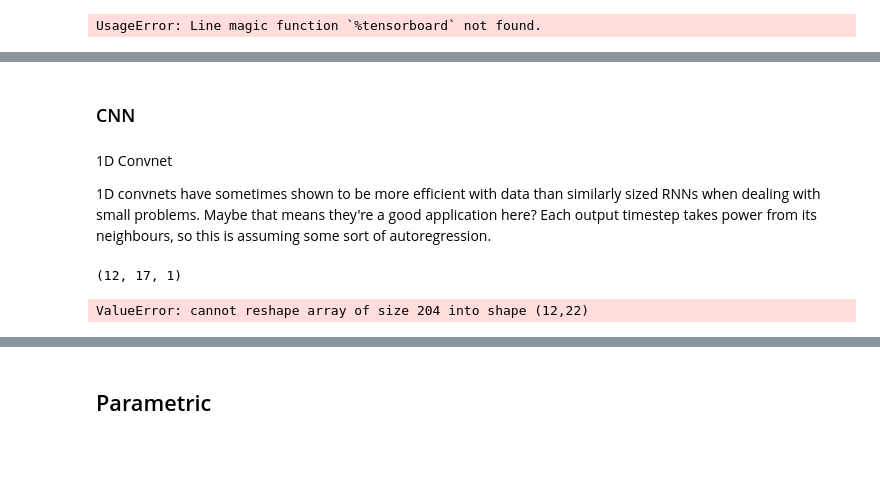
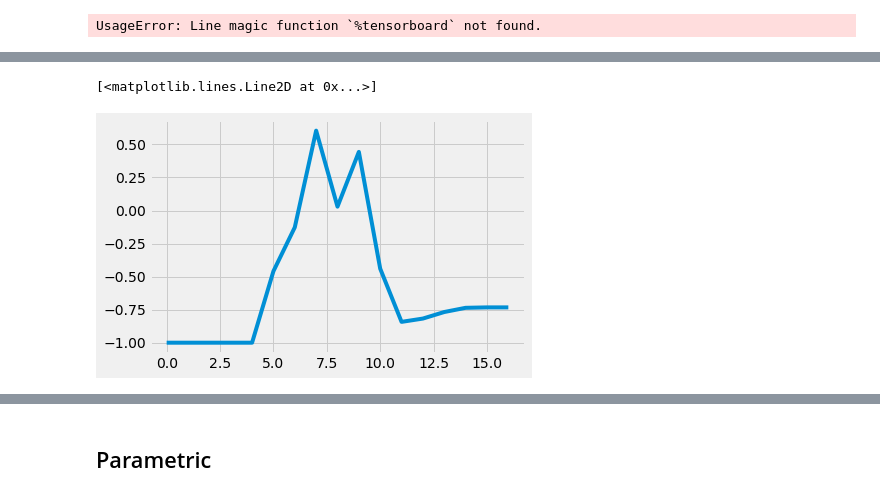
Before and after one commit to TristanGarry/sea-lice-forecasting, a Jupyter notebook: pycode/prelim_model_testing.ipynb, the cells around one changed output, grey strips where cells are left out. Drawn from its saved outputs; the diff is of its cells as text; code cells hidden in the pictures; blank space fills up the shorter version.

```diff
--- a/pycode/prelim_model_testing.ipynb
+++ b/pycode/prelim_model_testing.ipynb
@@ -442,16 +431,0 @@ This is an issue being worked on, I need to:
-# %%
-X_mean = np.nanmean(test_X, axis=1)
-for i in range(0, X_mean.shape[0]):
-    test_X[[i]] = test_X[[i]] - X_mean[[i]]
-X_std = np.nanstd(test_X, axis=1)
-for i in range(0, X_std.shape[0]):
-    test_X[[i]] = test_X[[i]] - X_std[[i]]
-test_X = np.nan_to_num(test_X)
-# %%
-Y_mean = np.nanmean(test_Y, axis=1)
-for i in range(0, Y_mean.shape[0]):
-    test_Y[[i]] = test_Y[[i]] - Y_mean[[i]]
-Y_std = np.nanstd(test_Y, axis=1)
-for i in range(0, Y_std.shape[0]):
-    test_Y[[i]] = test_Y[[i]] - Y_std[[i]]
-test_Y = np.nan_to_num(test_Y)
@@ -458,2 +434,16 @@ test_Y = np.nan_to_num(test_Y)
+# %%
+X_scale = np.copy(X)
+scalers_x = {}
+for i in range(X.shape[1]):
+    scalers_x[i] = MinMaxScaler(feature_range=(-1, 1))
+    X_scale[:, i, :] = scalers[i].fit_transform(X[:, i, :])
+X_scale = np.nan_to_num(X_scale)
+
+Y_scale = np.copy(Y)
+scalers_y = {}
+for i in range(Y.shape[1]):
+    scalers_y[i] = MinMaxScaler(feature_range=(-1, 1))
+    Y_scale[:, i, :] = scalers[i].fit_transform(Y[:, i, :])
+Y_scale = np.nan_to_num(Y_scale)
 # %% [markdown]
 ### Split into train and test
@@ -466,3 +450,9 @@ eval_Y = test_Y[-3:]
+# %%
+train_X = X_scale[:-3]
+train_Y = Y_scale[:-3]
+
+test_X = X_scale[-3:]
+test_Y = Y_scale[-3:]
 # %% [markdown]
 ## Baseline
 # %% [markdown]
@@ -563,6 +567,0 @@ metrics.mean_squared_error(eval_Y.reshape(eval_Y.shape[0], eval_Y.shape[1] * eva
-# %% [markdown]
-### CNN
-# %% [markdown]
-1D Convnet
-
-1D convnets have sometimes shown to be more efficient with data than similarly sized RNNs when dealing with small problems. Maybe that means they're a good application here? Each output timestep takes power from its neighbours, so this is assuming some sort of autoregression.
@@ -572,24 +568,5 @@ from keras import layers
-# %%
-train_Y.shape
-# %% [output]
-(12, 17, 1)
-# %%
-model = Sequential()
-model.add(layers.Conv1D(filters=32, kernel_size=2,
-                        activation='relu',
-                        input_shape=(22,6)))
-model.add(layers.MaxPooling1D(pool_size=2))
-
-model.add(layers.Flatten())
-model.add(layers.Dense(50, activation='relu'))
-model.add(layers.Dense(1))
-# 1D Convnets cannot return sequences, they converge to one value...
-model.compile(optimizer='adam',
-              loss='mse',
-              metrics=['acc'])
-
-history = model.fit(train_X, train_Y.reshape(12, 22),
-                    epochs=100, batch_size=16,
-                    validation_split=0.2)
-# %% [output]
-ValueError: cannot reshape array of size 204 into shape (12,22)
+# %%
+plt.plot(train_Y[2])
+# %% [output]
+[<matplotlib.lines.Line2D at 0x...>]
+[figure, added]
```
Also changed, not shown: parts of 16 cells of this notebook.
